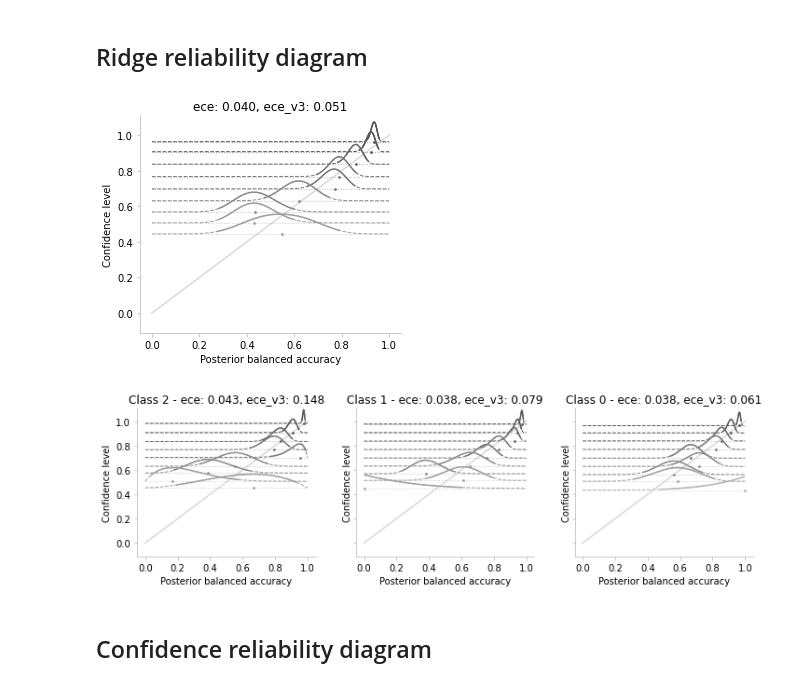
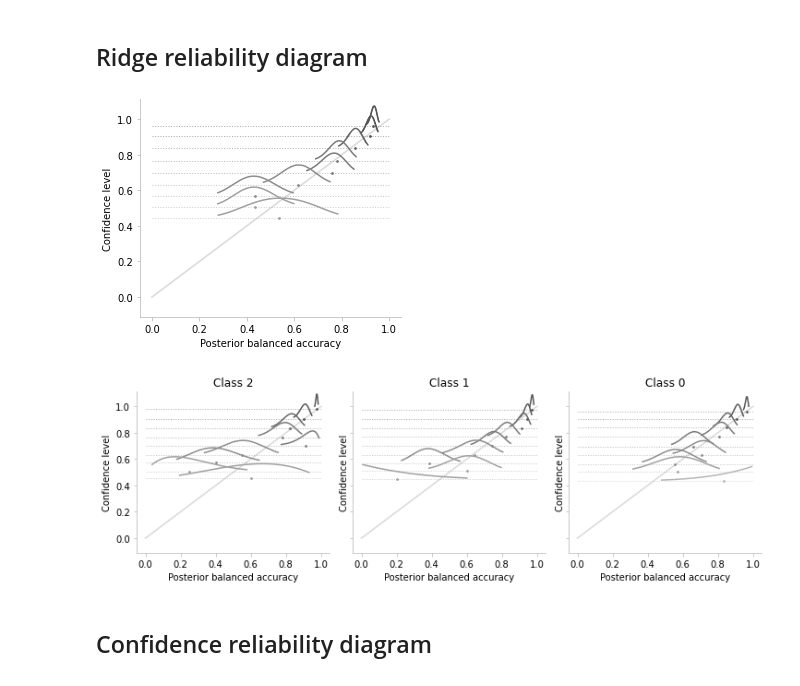
Before and after one commit to MaximLippeveld/riverreliability, a Jupyter notebook: notebooks/plots.ipynb, the cells around one changed output. Saved outputs shown, nothing was run; the diff lists cells and outputs as text; code cells hidden in the pictures.

```diff
--- a/notebooks/plots.ipynb
+++ b/notebooks/plots.ipynb
@@ -27,7 +28,7 @@ from sklearn.preprocessing import label_binarize
 # %%
 # exporti
 
-def _decorate_ax(ax:axes.Axes):
+def _decorate_ax(ax:matplotlib.axes.Axes):
     """Apply cosmetic changes to a matplotlib axis.
 
     Arguments:
@@ -64,7 +65,7 @@ Balanced accuracy: 0.8682246668791995
 # %%
 # exporti
 
-def ridge_diagram(beta_distributions_per_bin, proportions_per_bin, plot_densities, ax):
+def ridge_diagram(beta_distributions_per_bin:np.array, proportions_per_bin:np.array, plot_densities:bool, ax:matplotlib.axes.Axes):
 
     _decorate_ax(ax)
 
@@ -133,7 +134,7 @@ def ridge_diagram(beta_distributions_per_bin, proportions_per_bin, plot_densitie
             ax.plot([prob_interval[0], prob_interval[1]], [proportion, proportion], lw=1, color=cmap(proportion), zorder=layer[1])
         else:
             # plot densities if wanted
-            ax.plot(x, beta_norm+proportion, lw=1, linestyle="--", color=cmap(proportion), zorder=layer[1])
+#             ax.plot(x, beta_norm+proportion, lw=1, linestyle="--", color=cmap(proportion), zorder=layer[1])
             ax.plot([0, 1], [proportion, proportion], color=cmap(proportion), linestyle="dotted", lw=1, alpha=0.5, zorder=layer[1])
 
             idx = [j for j,p in enumerate(x) if prob_interval[0] <= p <= prob_interval[1]]
@@ -155,7 +156,7 @@ def _add_metrics_to_title(ax, metrics, y_probs, y_preds, y_true):
 # %%
 # export
 
-def ridge_reliability_diagram(y_probs, y_preds, y_true, ax, bins="fd", plot_densities=True, exact=False, metrics=[]):
+def ridge_reliability_diagram(y_probs:np.array, y_preds:np.array, y_true:np.array, ax:matplotlib.axes.Axes, bins="fd", plot_densities:bool=True, exact:bool=False):
 
     ax.set_ylabel("Confidence level")
     ax.set_xlabel("Posterior balanced accuracy")
@@ -167,9 +168,6 @@ def ridge_reliability_diagram(y_probs, y_preds, y_true, ax, bins="fd", plot_dens
             y_probs = y_probs[:, 0]
         else:
             y_probs = y_probs.max(axis=1)
-
-    if len(metrics) > 0:
-        _add_metrics_to_title(ax, metrics, y_probs, y_preds, y_true)
 
     bin_indices, edges = utils.get_bin_indices(y_probs, bins, 0.0, 1.0, return_edges=True)
     unique_bin_indices = sorted(np.unique(bin_indices))
@@ -201,9 +199,9 @@ def ridge_reliability_diagram(y_probs, y_preds, y_true, ax, bins="fd", plot_dens
     ridge_diagram(distributions, proportions, plot_densities, ax)
 # %%
 fig, ax = plt.subplots(subplot_kw={"aspect": 0.75}, dpi=72)
-ridge_reliability_diagram(y_probs, y_probs.argmax(axis=1), y_test, ax, bins=15, metrics=[rmetrics.ece, rmetrics.ece_v3])
+ridge_reliability_diagram(y_probs, y_probs.argmax(axis=1), y_test, ax, bins=15)
 # %% [output]
-[figure, old version]
+[figure, new version]
 # %%
 # export
 
@@ -238,9 +234,9 @@ def class_wise_ridge_reliability_diagram(y_probs, y_preds, y_true, axes=None, bi
         ridge_reliability_diagram(probs, y_preds_binarized[:, c], y_true_binarized[:, c], ax, bins, plot_densities, exact=True)
 # %%
 fig, axes = plt.subplots(1, 3, subplot_kw={"aspect": 0.75}, constrained_layout=True, sharex=True, sharey=True, dpi=72, figsize=(10, 3))
-class_wise_ridge_reliability_diagram(y_probs, y_probs.argmax(axis=1), y_test, axes=axes, bins=15, metrics=[rmetrics.ece, rmetrics.ece_v3])
+class_wise_ridge_reliability_diagram(y_probs, y_probs.argmax(axis=1), y_test, axes=axes, bins=15, metric=rmetrics.ece_v3)
 # %% [output]
-[figure, old version]
+[figure, new version]
 # %% [markdown]
 ## Confidence reliability diagram
 # %%
```
Also changed, not shown: parts of 6 cells of this notebook, 1 other file.
